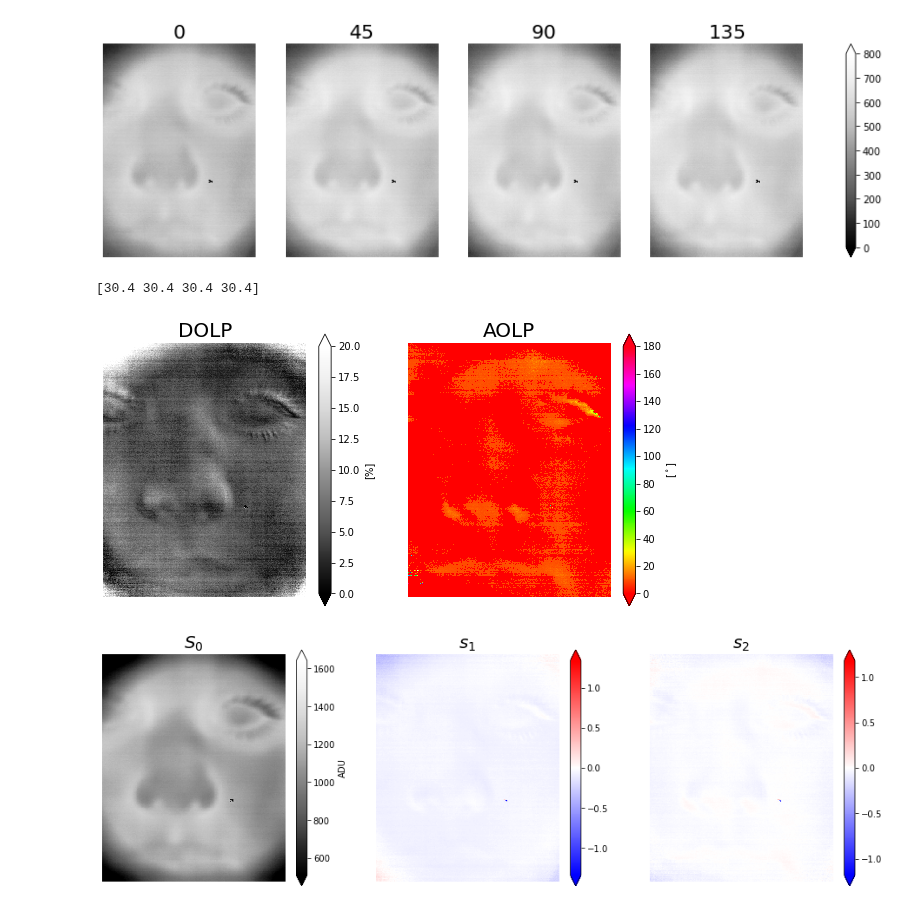
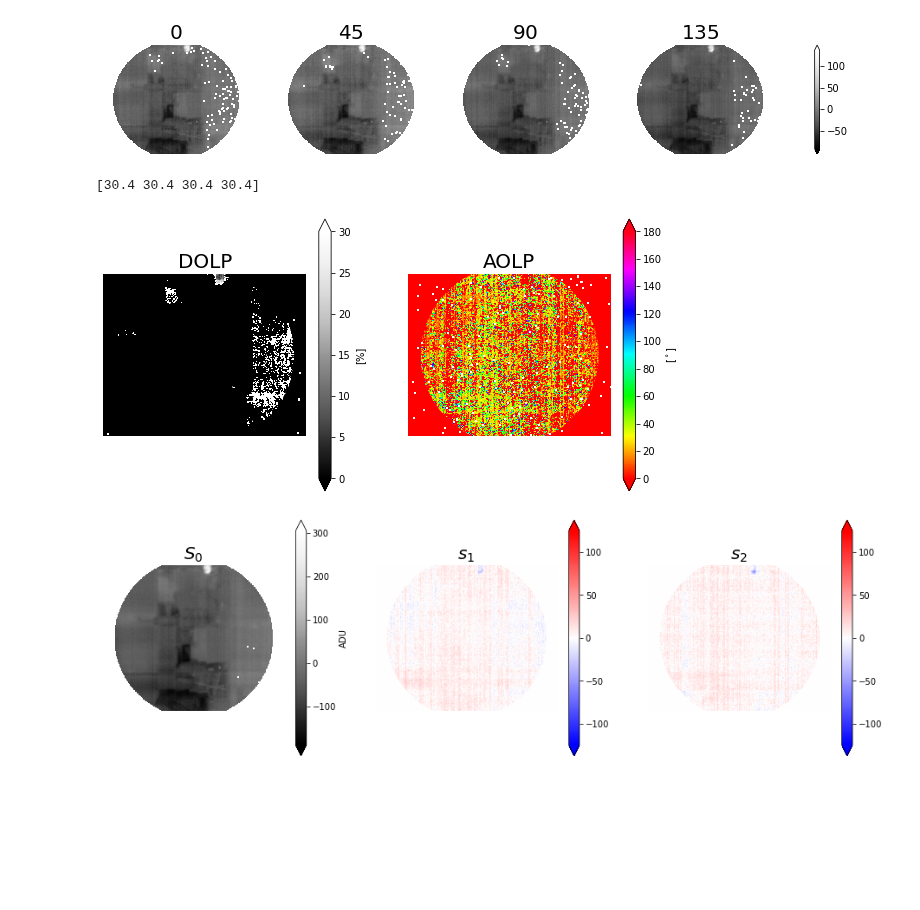
Before and after one commit to Polarization-Lab/IRCSP, a Jupyter notebook: data_reduction/IRCAM/stokes_analysis.ipynb, the cells around one changed output. Cells and saved outputs as stored; diff of their text form; code cells hidden in the pictures; blank space fills up the shorter version.

Commit message:
updated plotting functions

```diff
--- a/data_reduction/IRCAM/stokes_analysis.ipynb
+++ b/data_reduction/IRCAM/stokes_analysis.ipynb
@@ -11,4 +11,19 @@ from pathlib import Path
 import warnings
 # %%
 file_path = '/Volumes/KESU/IRCAM_data/jun282021/'
-name = "face.h5"
+name = "wall.h5"
+# %%
+def create_circular_mask(h, w, center=None, radius=None):
+
+    if center is None: # use the middle of the image
+        center = (int(w/2), int(h/2))
+    if radius is None: # use the smallest distance between the center and image walls
+        radius = min(center[0], center[1], w-center[0], h-center[1])
+
+    Y, X = np.ogrid[:h, :w]
+    dist_from_center = np.sqrt((X - center[0])**2 + (Y-center[1])**2)
+
+    mask = dist_from_center <= radius
+    return mask
+
+mask = create_circular_mask(256, 320, center=None, radius=140);
@@ -15,12 +36,10 @@ name = "face.h5"
 # %%
-hf = h5py.File(file_path+name, 'r')
-imgs = np.array(hf['imgs'])
-ts  = np.array(hf['temps'])
-ans = np.array(hf['set_angels'])
-dark = np.array(hf['dark'])
-
+ims = []
 for i in range(len(imgs)):
-    imgs[i] = imgs[i] - dark[i]
+    img_mask = (imgs[i]- dark[i])*mask
+    img_mask[img_mask == 0] = 'nan'
+    ims.append(img_mask)
+    imgs[i] = imgs[i]- dark[i]
 
 #imgs[imgs < 0] = 0
 
@@ -28,7 +47,6 @@ S0 = np.sum(imgs,axis = 0)/2
 S1 = imgs[0]-imgs[2]
 S2 = imgs[1]-imgs[3]
 
-
 s1 = S1/S0
 s2 = S2/S0
 
@@ -37,34 +60,35 @@ AOLP = 180/ (2*np.pi*np.arctan2 (S2,S1))
 # %%
-fig, axes = plt.subplots(figsize=(16, 4), ncols=4)
+fig, axes = plt.subplots(figsize=(15, 2), ncols=4)
 
 # STOKES IMAGES
 # color "mappable" object returned by ax1.imshow
-pos1 = axes[0].imshow(np.transpose(imgs[0]), cmap='Greys_r', interpolation='none',vmin=0, vmax=800, aspect='auto')
+pos1 = axes[0].imshow(ims[0], cmap='Greys_r', aspect='auto')
 #fig.colorbar(pos1, ax=ax1,extend='both',label = "ADU")
 axes[0].set_title("$0$",fontsize = 20)
 axes[0].axis('off')
 
-pos2 = axes[1].imshow(np.transpose(imgs[1]), cmap='Greys_r', interpolation='none',vmin=0, vmax=800, aspect='auto')
+pos2 = axes[1].imshow(ims[1], cmap='Greys_r', aspect='auto')
 #fig.colorbar(pos2, ax=ax2,extend='both')
 axes[1].set_title("$45$",fontsize = 20)
 axes[1].axis('off')
 
-pos3 = axes[2].imshow(np.transpose(imgs[2]), cmap='Greys_r', interpolation='none',vmin=0, vmax=800, aspect='auto')
+pos3 = axes[2].imshow(ims[2], cmap='Greys_r', aspect='auto')
 #fig.colorbar(pos3, ax=ax3,extend='both')
 axes[2].set_title("$90$",fontsize = 20)
 axes[2].axis('off')
 
-pos4 = axes[3].imshow(np.transpose(imgs[3]), cmap='Greys_r', interpolation='none',vmin=0, vmax=800, aspect='auto')
+pos4 = axes[3].imshow(ims[3], cmap='Greys_r', aspect='auto')
 axes[3].set_title("$135$",fontsize = 20)
 axes[3].axis('off')
 
 fig.colorbar(pos1, ax=axes.ravel().tolist(), extend='both')
+fig.savefig( '/Volumes/KESU/IRCAM_data/imgs/flux_'+name[:-3]+'.png')
 
 plt.show()
 
 print(ts)
 # %% [output]
-[figure, old version]
+[figure, new version]
 [30.4 30.4 30.4 30.4]
 # %%
 #set clim for S0 image
@@ -81,39 +105,43 @@ fig, (ax2, ax3) = plt.subplots(figsize=(10, 5), ncols=2)
 # color "mappable" object returned by ax1.imshow
 
 
-pos2 = ax2.imshow(np.transpose(DOLP), cmap='Greys_r', interpolation='none',vmin=0, vmax=20)
+pos2 = ax2.imshow(DOLP*mask, cmap='Greys_r',vmin = 0,vmax =30)
 fig.colorbar(pos2, ax=ax2,extend='both',label = '[%]')
 ax2.set_title("DOLP",fontsize = 20)
 ax2.axis('off')
 
-pos3 = ax3.imshow(np.transpose(AOLP), cmap='hsv', interpolation='none',vmin=0, vmax=180)
+pos3 = ax3.imshow(AOLP*mask, cmap='hsv',vmin=0, vmax=180)
 fig.colorbar(pos3, ax=ax3,extend='both',label = "[$^\circ$]")
 ax3.set_title("AOLP",fontsize = 20)
 ax3.axis('off')
 plt.show()
+fig.savefig( '/Volumes/KESU/IRCAM_data/imgs/daolp_'+name[:-3]+'.png')
 # %% [output]
-[figure, old version]
+[figure, new version]
 # %%
 fig, (ax1, ax2, ax3) = plt.subplots(figsize=(16, 5), ncols=3)
 
 # STOKES IMAGES
 # color "mappable" object returned by ax1.imshow
-pos1 = ax1.imshow(np.transpose(S0), cmap='Greys_r', interpolation='none',vmin=S0mean - dev*S0std, vmax= S0mean + dev*S0std)
+S0_mask =S0*mask;
+S0_mask[S0_mask == 0] = 'nan'
+pos1 = ax1.imshow(S0_mask, cmap='Greys_r')
 fig.colorbar(pos1, ax=ax1,extend='both',label = "ADU")
 ax1.set_title("$S_0$",fontsize = 20)
 ax1.axis('off')
 
-pos2 = ax2.imshow(np.transpose(s1), cmap='bwr', interpolation='none',vmin = -s1m, vmax = s1m)
+lim = 125;
+pos2 = ax2.imshow(S1*mask, cmap='bwr', vmin =-lim,vmax =lim )
 fig.colorbar(pos2, ax=ax2,extend='both')
 ax2.set_title("$s_1$",fontsize = 20)
 ax2.axis('off')
 
-pos3 = ax3.imshow(np.transpose(s2), cmap='bwr', interpolation='none',vmin = -s2m, vmax = s2m)
+pos3 = ax3.imshow(S2*mask, cmap='bwr', vmin =-lim,vmax =lim)
 fig.colorbar(pos3, ax=ax3,extend='both')
 ax3.set_title("$s_2$",fontsize = 20)
 ax3.axis('off')
 
-
+fig.savefig( '/Volumes/KESU/IRCAM_data/imgs/stokes_'+name[:-3]+'.png')
 plt.show()
 # %% [output]
-[figure, old version]
+[figure, new version]
```
Also changed, not shown: parts of 2 cells of this notebook, 2 other files.
